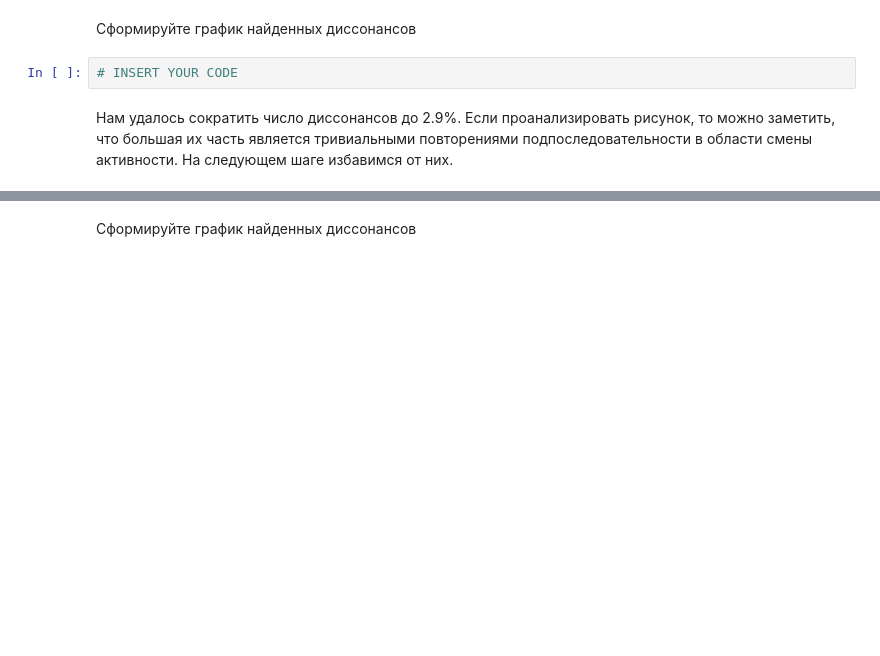
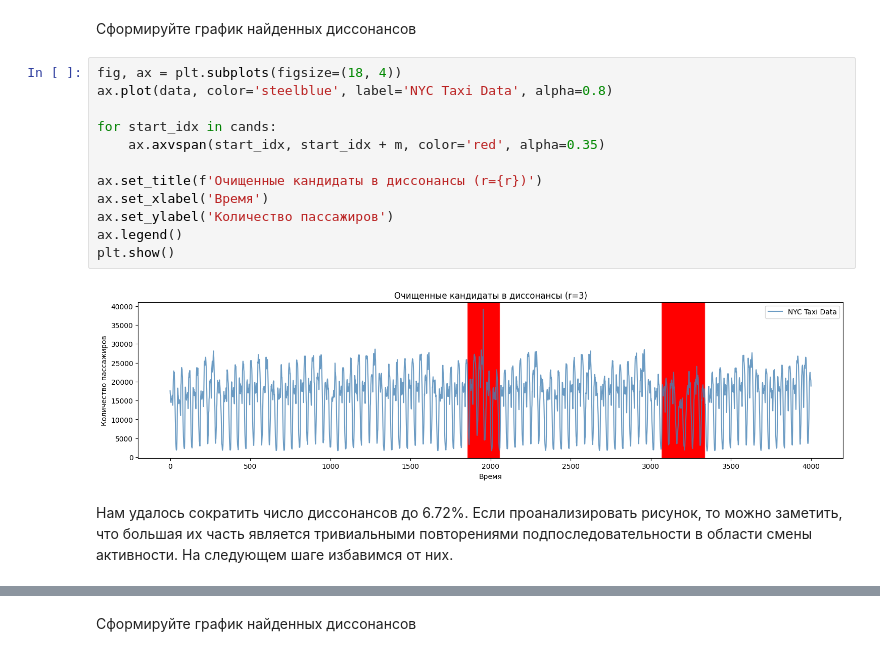
Before and after one commit to SlunKing/2025-Sukhorukov-TimeSeriesCourse, a Jupyter notebook: practice/03 Discords/03 Discords.ipynb, the cells around one changed output, grey strips where cells are left out. Drawn from its saved outputs; the diff is of its cells as text; blank space fills up the shorter version.

```diff
--- a/practice/03 Discords/03 Discords.ipynb
+++ b/practice/03 Discords/03 Discords.ipynb
@@ -420,9 +485,21 @@ len(cands)/len(data)*100
 # %% [markdown]
 Сформируйте график найденных диссонансов
 # %%
-# INSERT YOUR CODE
+fig, ax = plt.subplots(figsize=(18, 4))
+ax.plot(data, color='steelblue', label='NYC Taxi Data', alpha=0.8)
+
+for start_idx in cands:
+    ax.axvspan(start_idx, start_idx + m, color='red', alpha=0.35)
+
+ax.set_title(f'Очищенные кандидаты в диссонансы (r={r})')
+ax.set_xlabel('Время')
+ax.set_ylabel('Количество пассажиров')
+ax.legend()
+plt.show()
+# %% [output]
+[figure, added]
 # %% [markdown]
-Нам удалось сократить число диссонансов до 2.9%. Если проанализировать рисунок, то можно заметить, что большая их часть является тривиальными повторениями подпоследовательности в области смены активности. На следующем шаге избавимся от них.
+Нам удалось сократить число диссонансов до 6.72%. Если проанализировать рисунок, то можно заметить, что большая их часть является тривиальными повторениями подпоследовательности в области смены активности. На следующем шаге избавимся от них.
 # %%
 from modules.drag import refine_candidates
 discords_idx, discords_dist, discords_nn_idx = refine_candidates(T, m, M_T, Σ_T, is_cands)
```
Also changed, not shown: parts of 18 cells of this notebook.
